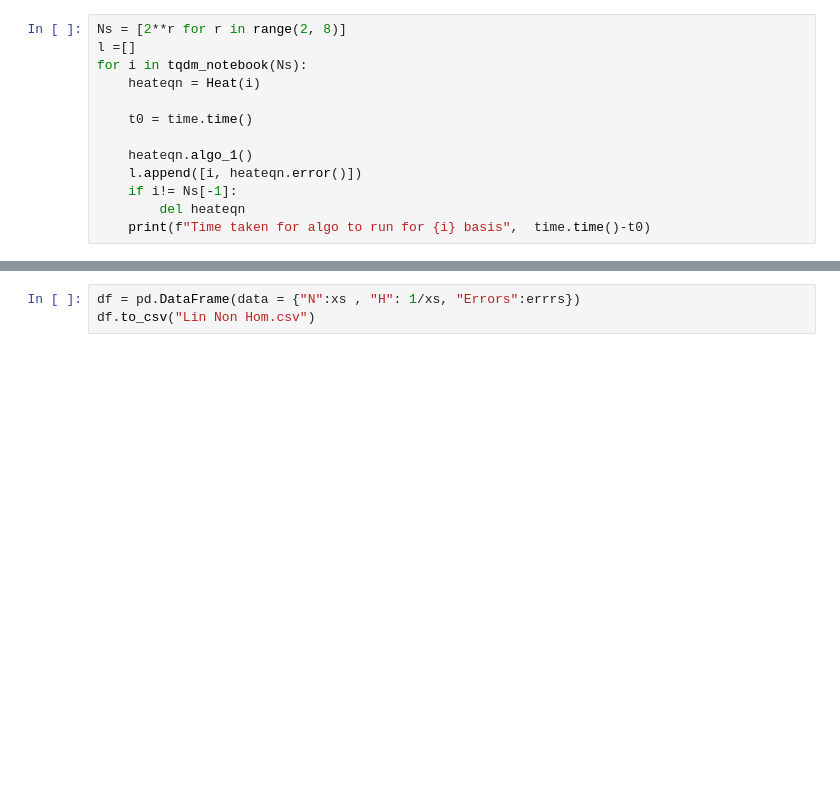
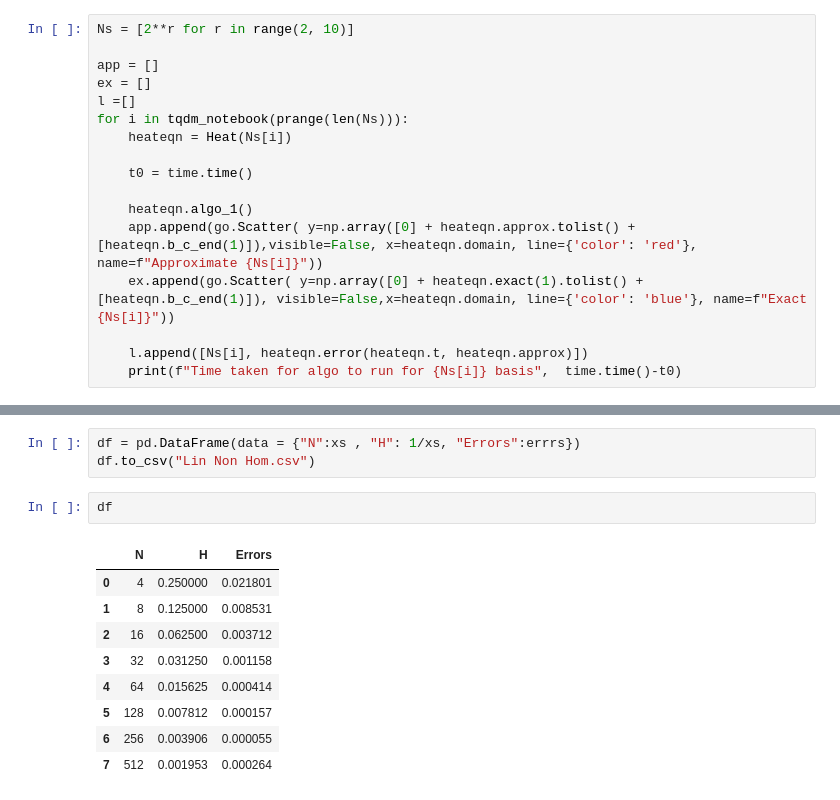
Before and after one commit to Teut2711/Maths-SOP, a Jupyter notebook: working 1/Lin Non Hom.ipynb, the cells around one changed output, grey strips where cells are left out. Saved outputs shown, nothing was run; the diff lists cells and outputs as text; blank space fills up the shorter version.

```diff
--- a/working 1/Lin Non Hom.ipynb
+++ b/working 1/Lin Non Hom.ipynb
@@ -181,16 +154,20 @@ class Heat:
         self.approx = self.algo.y.reshape(-1, )
 # %%
-Ns = [2**r for r in range(2, 8)]
+Ns = [2**r for r in range(2, 10)]
+
+app = []
+ex = []
 l =[]
-for i in tqdm_notebook(Ns):
-    heateqn = Heat(i)
+for i in tqdm_notebook(prange(len(Ns))):
+    heateqn = Heat(Ns[i])
 
     t0 = time.time()
 
     heateqn.algo_1()
-    l.append([i, heateqn.error()])
-    if i!= Ns[-1]:
-        del heateqn
-    print(f"Time taken for algo to run for {i} basis",  time.time()-t0)
+    app.append(go.Scatter( y=np.array([0] + heateqn.approx.tolist() + [heateqn.b_c_end(1)]),visible=False, x=heateqn.domain, line={'color': 'red'}, name=f"Approximate {Ns[i]}"))
+    ex.append(go.Scatter( y=np.array([0] + heateqn.exact(1).tolist() + [heateqn.b_c_end(1)]), visible=False,x=heateqn.domain, line={'color': 'blue'}, name=f"Exact {Ns[i]}"))
+
+    l.append([Ns[i], heateqn.error(heateqn.t, heateqn.approx)])
+    print(f"Time taken for algo to run for {Ns[i]} basis",  time.time()-t0)
 # %% [output]
 [interactive output not drawn]
@@ -216,4 +195,16 @@ print(slope)
 # %%
 df = pd.DataFrame(data = {"N":xs , "H": 1/xs, "Errors":errrs})
 df.to_csv("Lin Non Hom.csv")
+# %%
+df
+# %% [output]
+|  | N | H | Errors |
+| 0 | 4 | 0.250000 | 0.021801 |
+| 1 | 8 | 0.125000 | 0.008531 |
+| 2 | 16 | 0.062500 | 0.003712 |
+| 3 | 32 | 0.031250 | 0.001158 |
+| 4 | 64 | 0.015625 | 0.000414 |
+| 5 | 128 | 0.007812 | 0.000157 |
+| 6 | 256 | 0.003906 | 0.000055 |
+| 7 | 512 | 0.001953 | 0.000264 |
 # %%
```
Also changed, not shown: parts of 9 cells of this notebook, 8 other files.
